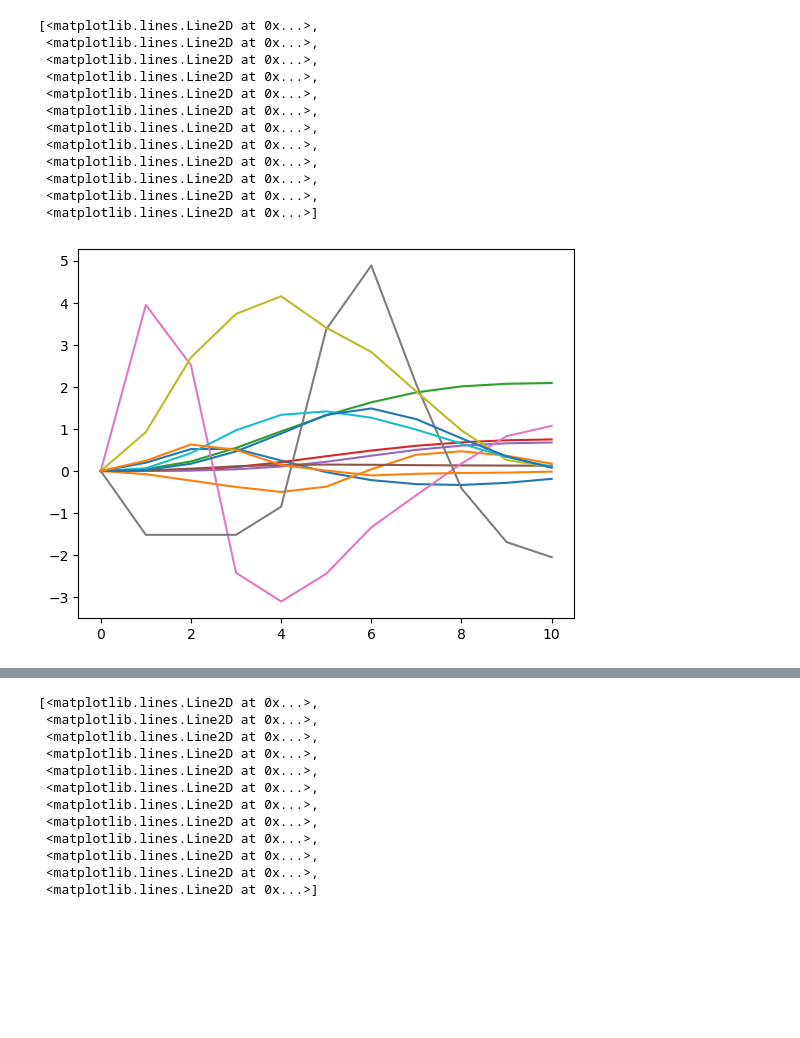
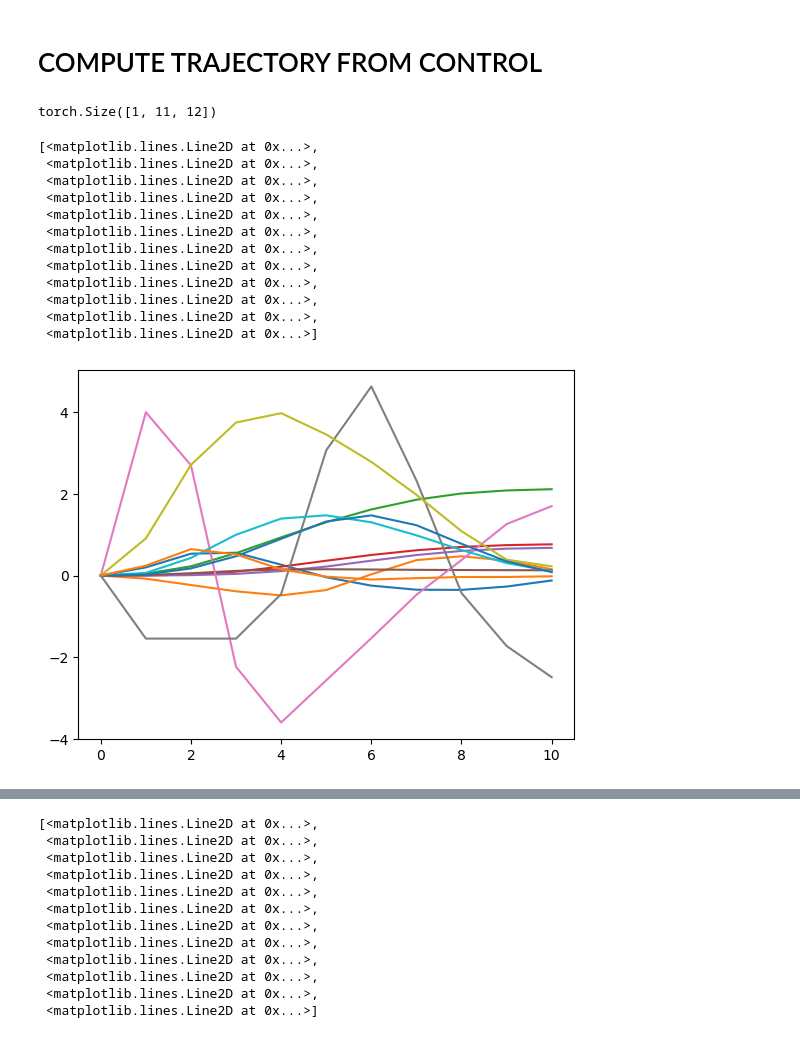
Before and after one commit to pnnl/LOPO, a Jupyter notebook: Quadcopter/DR_quadcopter.ipynb, the cells around one changed output, grey strips where cells are left out. Drawn from its saved outputs; the diff is of its cells as text; code cells hidden in the pictures; blank space fills up the shorter version.

Commit message:
added computation of trajectory from control for DR_quadcopter

```diff
--- a/Quadcopter/DR_quadcopter.ipynb
+++ b/Quadcopter/DR_quadcopter.ipynb
@@ -266,7 +266,7 @@ initial_lb_P = 1e-1
 initial_ub_P = 1e1
 #initial_lb_P = 1/2
 #initial_ub_P = 2
-lb_P = 1.0/10.0
+lb_P = 1e-3
 ub_P = 10.0
 scl_lb_P = 0.05
 scl_ub_P = 0.8
@@ -400,23 +400,51 @@ td = dict(td,**dd)
 x_corrected = td['X_corrected']
 x_time = torch.reshape(x_corrected[:,:nx*(n_horizon+1)],(x_corrected.shape[0],n_horizon+1,nx))
 u_time = torch.reshape(x_corrected[:,nx*(n_horizon+1):nx*(n_horizon+1) + nu*n_horizon],(x_corrected.shape[0],n_horizon,nu))
+# %% [markdown]
+# COMPUTE TRAJECTORY FROM CONTROL
+# %%
+# we take the control trajectory from the solver (batch,time step, control_dim)
+
+u_solver = u_time
+
+#we take the initial state trajectory, (batch,1, n_dim)
+x_initial = x_time[:,0,None,:]
+
+
+#we pass through the dynamics to construct state trajectory
+xnext = lambda z, w: z @ A.T + w @ B.T
+
+def Dynamics_solution(x_initial,u_sol):
+    n_steps = u_sol.shape[1]
+    x_n = x_initial
+    x_traj = x_initial
+    for i in range(n_steps):
+        xnew = xnext(x_n,u_sol[:,i,None,:])
+        x_n = xnew
+        x_traj = torch.cat((x_traj,xnew),dim = 1)
+    return x_traj
+x_traj = Dynamics_solution(x_initial,u_solver)
+# %%
+x_traj.shape
+# %% [output]
+torch.Size([1, 11, 12])
 # %%
 import matplotlib.pyplot as plt
-plt.plot(x_time[0,:,:].detach().numpy())
+plt.plot(x_traj[0,:,:].detach().numpy())
 # %% [output]
 [<matplotlib.lines.Line2D at 0x...>,
  <matplotlib.lines.Line2D at 0x...>,
  <matplotlib.lines.Line2D at 0x...>,
  <matplotlib.lines.Line2D at 0x...>,
  <matplotlib.lines.Line2D at 0x...>,
  <matplotlib.lines.Line2D at 0x...>,
  <matplotlib.lines.Line2D at 0x...>,
  <matplotlib.lines.Line2D at 0x...>,
  <matplotlib.lines.Line2D at 0x...>,
  <matplotlib.lines.Line2D at 0x...>,
  <matplotlib.lines.Line2D at 0x...>,
  <matplotlib.lines.Line2D at 0x...>]
-[figure, old version]
+[figure, new version]
 # %%
 plt.plot(u_time[0,:,:].detach().numpy())
 # %% [output]
```
Also changed, not shown: parts of 7 cells of this notebook.
